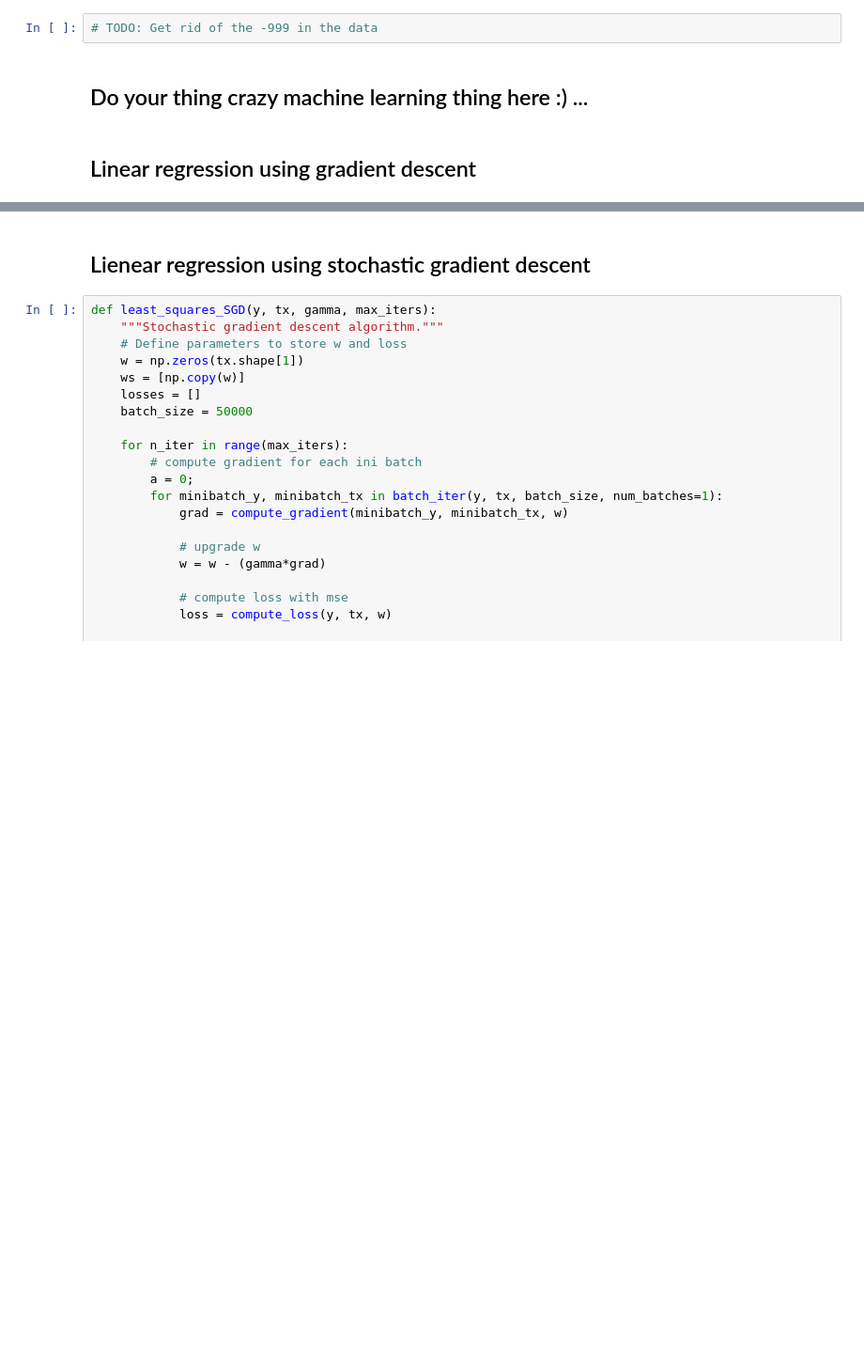
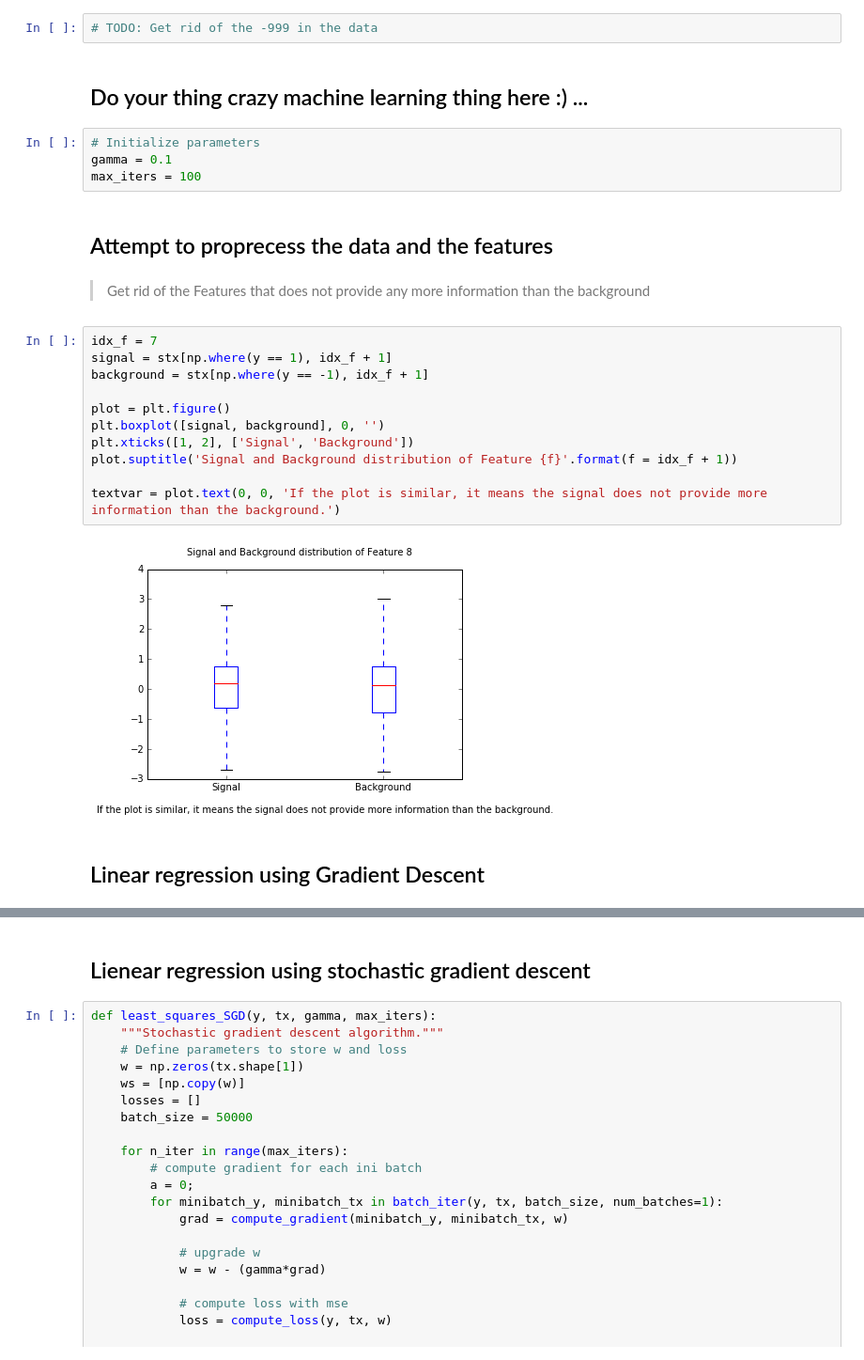
Before and after one commit to kirtanp/PCML-Project1, a Jupyter notebook: project1/scripts/project1.ipynb, the cells around one changed output, grey strips where cells are left out. Shown at 94% size. Cells and saved outputs as stored; diff of their text form; blank space fills up the shorter version.

Commit message:
Added a boxplot to see the difference between background and signal Added a first implementation of Logistic regression

```diff
--- a/project1/scripts/project1.ipynb
+++ b/project1/scripts/project1.ipynb
@@ -22,8 +24,29 @@ stx, mean_stx, std_x = standardize(tX)
 # TODO: Get rid of the -999 in the data
 # %% [markdown]
 ## Do your thing crazy machine learning thing here :) ...
+# %%
+# Initialize parameters
+gamma = 0.1
+max_iters = 100
+# %% [markdown]
+## Attempt to proprecess the data and the features
+# %% [markdown]
+> Get rid of the Features that does not provide any more information than the background
+# %%
+idx_f = 7
+signal = stx[np.where(y == 1), idx_f + 1]
+background = stx[np.where(y == -1), idx_f + 1]
+
+plot = plt.figure()
+plt.boxplot([signal, background], 0, '')
+plt.xticks([1, 2], ['Signal', 'Background'])
+plot.suptitle('Signal and Background distribution of Feature {f}'.format(f = idx_f + 1))
+
+textvar = plot.text(0, 0, 'If the plot is similar, it means the signal does not provide more information than the background.')
+# %% [output]
+[figure, added]
 # %% [markdown]
-## Linear regression using gradient descent
+## Linear regression using Gradient Descent
 # %%
 from costs import *
 
```
Also changed, not shown: parts of 11 cells of this notebook.
